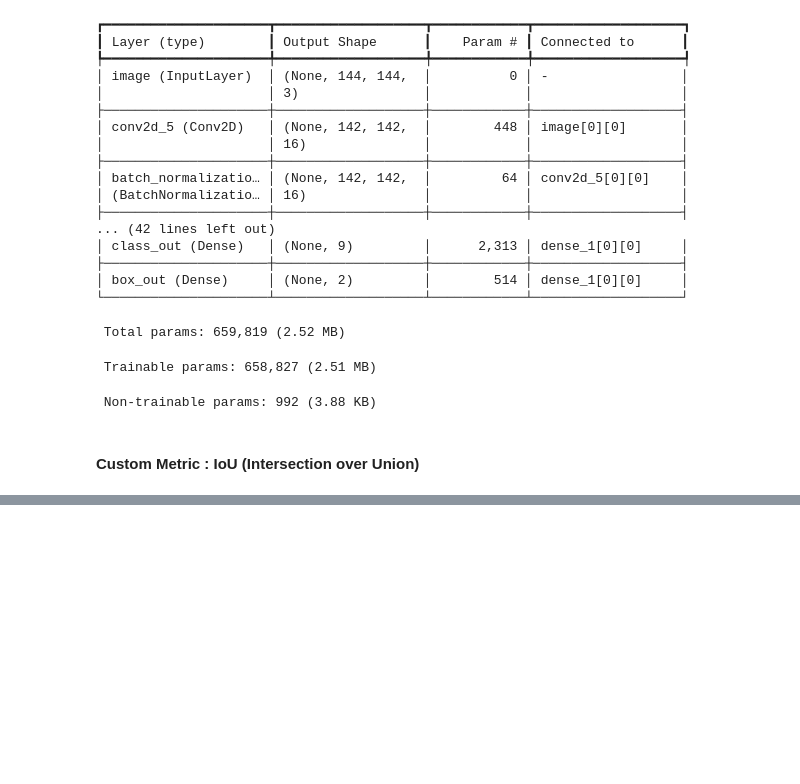
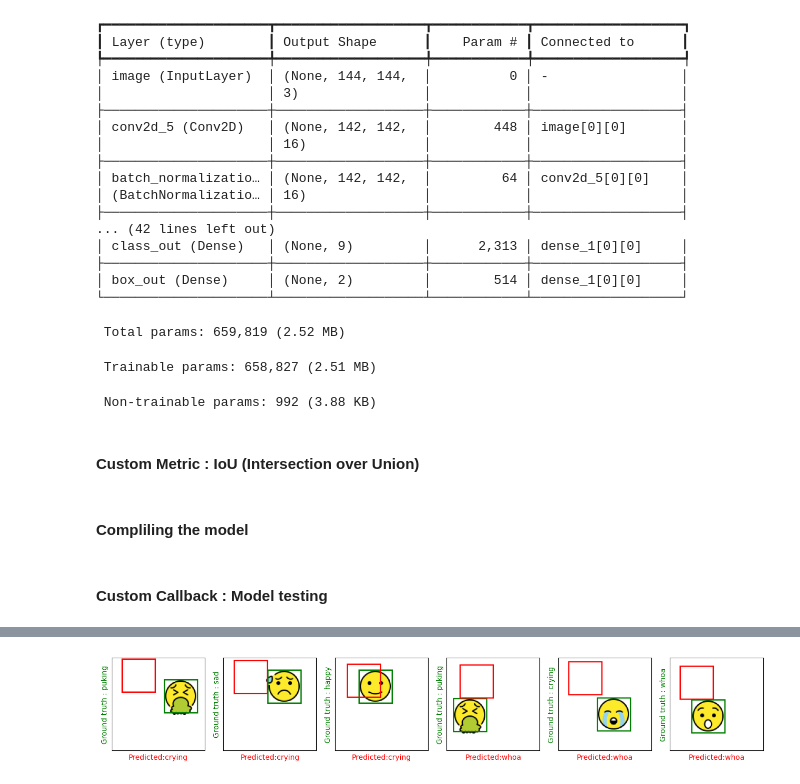
Before and after one commit to krishnanshh/Object-Localization-using-TensorFlow, a Jupyter notebook: main.ipynb, the cells around one changed output, grey strips where cells are left out. Drawn from its saved outputs; the diff is of its cells as text; code cells hidden in the pictures; blank space fills up the shorter version.

```diff
--- a/main.ipynb
+++ b/main.ipynb
@@ -239,0 +251,2 @@ class IoU(tf.keras.metrics.Metric):
+# %% [markdown]
+#### Compliling the model
@@ -239,0 +265,38 @@ class IoU(tf.keras.metrics.Metric):
+# %% [markdown]
+#### Custom Callback : Model testing
+# %%
+def test_model(model,test_datagen):
+    example,label = next(test_datagen)
+    x = example['image']
+    y = label['class_out']
+    box = label['box_out']
+
+    pred_y,pred_box = model.predict(x)
+
+    pred_coords = pred_box[0]
+    gt_coords = box[0]
+    pred_class = np.argmax(pred_y[0])
+    image = x[0]
+
+    gt = emojis[np.argmax(y[0])]['name']
+    pred_class_name = emojis[pred_class]['name']
+
+    image = plot_boundaries(image,gt_coords,pred_coords,norm=True)
+    plt.imshow(image)
+    plt.xlabel(f'Predicted:{pred_class_name}',color = 'red')
+    plt.ylabel(f'Ground truth : {gt}',color='green')
+    plt.xticks([])
+    plt.yticks([])
+# %%
+def test(model):
+    test_datagen = data_generation(1)
+
+    plt.figure(figsize=(16,4))
+
+    for i in range(0,6):
+        plt.subplot(1,6,i+1)
+        test_model(model,test_datagen)
+    plt.show()
+# %%
+test(model)
+# %% [output]
@@ -239,0 +309 @@ class IoU(tf.keras.metrics.Metric):
+[figure, added]
```
Also changed, not shown: parts of 10 cells of this notebook.
